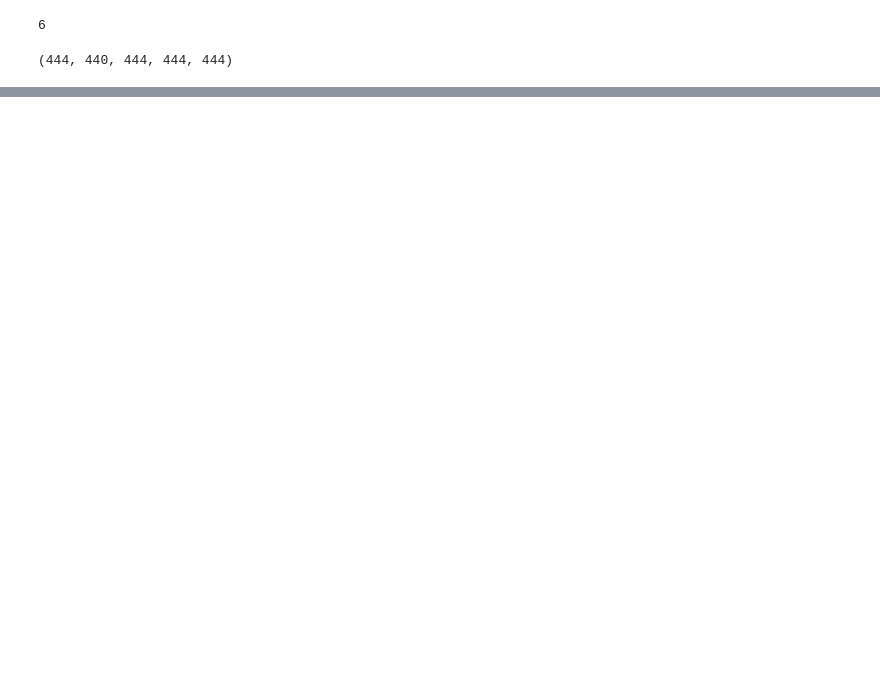
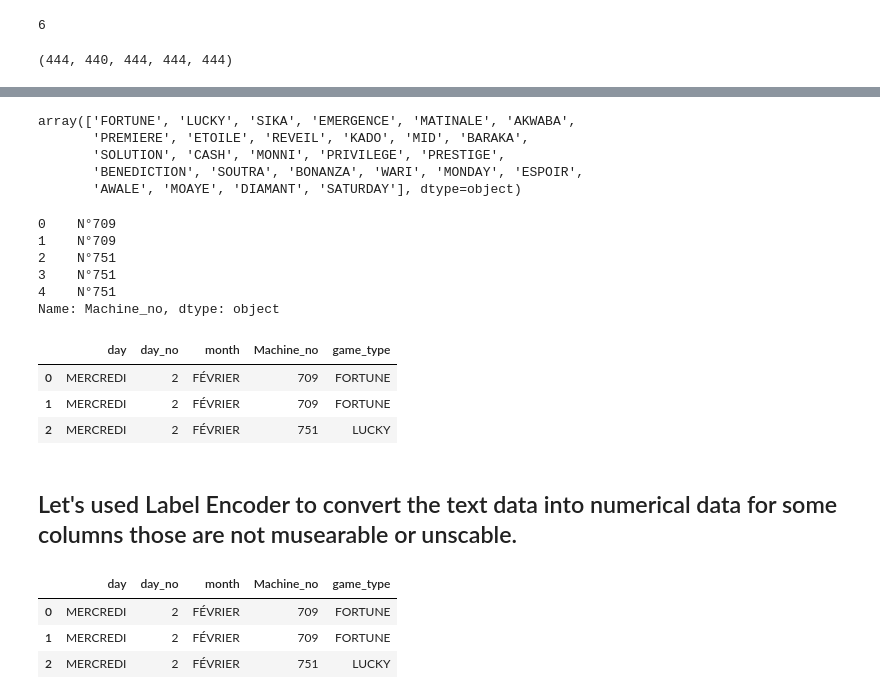
Before and after one commit to olivierla412/Base_Folder, a Jupyter notebook: Lot/data_collection.ipynb, the cells around one changed output, grey strips where cells are left out. Drawn from its saved outputs; the diff is of its cells as text; code cells hidden in the pictures; blank space fills up the shorter version.

```diff
--- a/Lot/data_collection.ipynb
+++ b/Lot/data_collection.ipynb
@@ -148,7 +148,7 @@ warnings.filterwarnings('ignore')
 # %%
 #### edata = My_data[['play_days','Type_of_game','First_number']] # selection of attributes for the project
 
-date = edata.play_days
+date = My_data.play_days
 
 day =[]
 day_no =[]
@@ -159,15 +159,15 @@ for x in date:
     day_no.append(x[1])
     month.append(x[2])
     #print()
-Data['day'] = day[:440]
-Data['day_no'] = day_no[:440]
-Data['month'] = month[:440]
+Data['day'] = day[:462]
+Data['day_no'] = day_no[:462]
+Data['month'] = month[:462]
 
 ## dropping play_days coulumns
-edata.drop(columns=edata[['play_days']],axis=1,inplace=True)
+My_data.drop(columns=My_data[['play_days']],axis=1,inplace=True)
 
 # cleaning the type of games
-games = edata.Type_of_game
+games = My_data.Type_of_game
 
 Machine_no =[] # getting the machine no
 for c in games:
@@ -196,7 +196,7 @@ for x in vs:
     for y in x:
         if y in f:
             target.append(y)
-Data['Machine_no'] = Machine_no[:440]
-Data['game_type'] = target[:440]
-edata.drop(columns=edata[['Type_of_game']],axis=1,inplace=True)
+Data['Machine_no'] = Machine_no[:462]
+Data['game_type'] = target[:462]
+My_data.drop(columns=My_data[['Type_of_game']],axis=1,inplace=True)
 # %%
@@ -206,2 +226,4 @@ len(Machine_no), len(target),len(day),len(day_no),len(month)
 # %%
-Data
+avk =[]
+for x in Data.game_type.unique():
+    avk.append(x)
@@ -240,0 +243,7 @@ Name: First_number, Length: 444, dtype: int64
+# %%
+Data['game_type'] = Data['game_type'].replace({'«SIKA»':'SIKA','SIKA»':'SIKA','«CASH»':'CASH','«FORTUNE»':'FORTUNE',
+                                              '«AKWABA»':'AKWABA','«PREMIERE':'PREMIERE','«ETOILE»':'ETOILE','«REVEIL»':'REVEIL',
+                                              '«KADO»':'KADO','«BARAKA»':'BARAKA','«MONNI»':'MONNI','«PRIVILEGE»':'PRIVILEGE',
+                                             '«PRESTIGE»':'PRESTIGE','«BENEDICTION»':'BENEDICTION','SOUTRA»':'SOUTRA',
+                                              'BONANZA»':'BONANZA','«MONDAY':'MONDAY','«ESPOIR»':'ESPOIR',
+                                              '«AWALE»':'AWALE','DIAMANT»':'DIAMANT','«SATURDAY':'SATURDAY'})
@@ -240,0 +265,32 @@ Name: First_number, Length: 444, dtype: int64
+# %%
+Data.game_type.unique()
+# %% [output]
+array(['FORTUNE', 'LUCKY', 'SIKA', 'EMERGENCE', 'MATINALE', 'AKWABA',
+       'PREMIERE', 'ETOILE', 'REVEIL', 'KADO', 'MID', 'BARAKA',
+       'SOLUTION', 'CASH', 'MONNI', 'PRIVILEGE', 'PRESTIGE',
+       'BENEDICTION', 'SOUTRA', 'BONANZA', 'WARI', 'MONDAY', 'ESPOIR',
+       'AWALE', 'MOAYE', 'DIAMANT', 'SATURDAY'], dtype=object)
+# %%
+Data['Machine_no'][:5]
+# %% [output]
+0    N°709
+1    N°709
+2    N°751
+3    N°751
+4    N°751
+Name: Machine_no, dtype: object
+# %%
+mach_no = []
+for x in Data['Machine_no']:
+    arr = x.split('N°')
+    mach_no.append(arr[-1])
+Data['Machine_no'] = mach_no
+# %%
+Data.head(3)
+# %% [output]
+|  | day | day_no | month | Machine_no | game_type |
+| 0 | MERCREDI | 2 | FÉVRIER | 709 | FORTUNE |
+| 1 | MERCREDI | 2 | FÉVRIER | 709 | FORTUNE |
+| 2 | MERCREDI | 2 | FÉVRIER | 751 | LUCKY |
+# %% [markdown]
+## Let's used Label Encoder to convert the text data into numerical data for some columns those are not musearable or unscable.
@@ -240,0 +310,7 @@ Name: First_number, Length: 444, dtype: int64
+# %%
+Data.head(3)
+# %% [output]
+|  | day | day_no | month | Machine_no | game_type |
+| 0 | MERCREDI | 2 | FÉVRIER | 709 | FORTUNE |
+| 1 | MERCREDI | 2 | FÉVRIER | 709 | FORTUNE |
+| 2 | MERCREDI | 2 | FÉVRIER | 751 | LUCKY |
```
Also changed, not shown: parts of 18 cells of this notebook, 2 other files.
